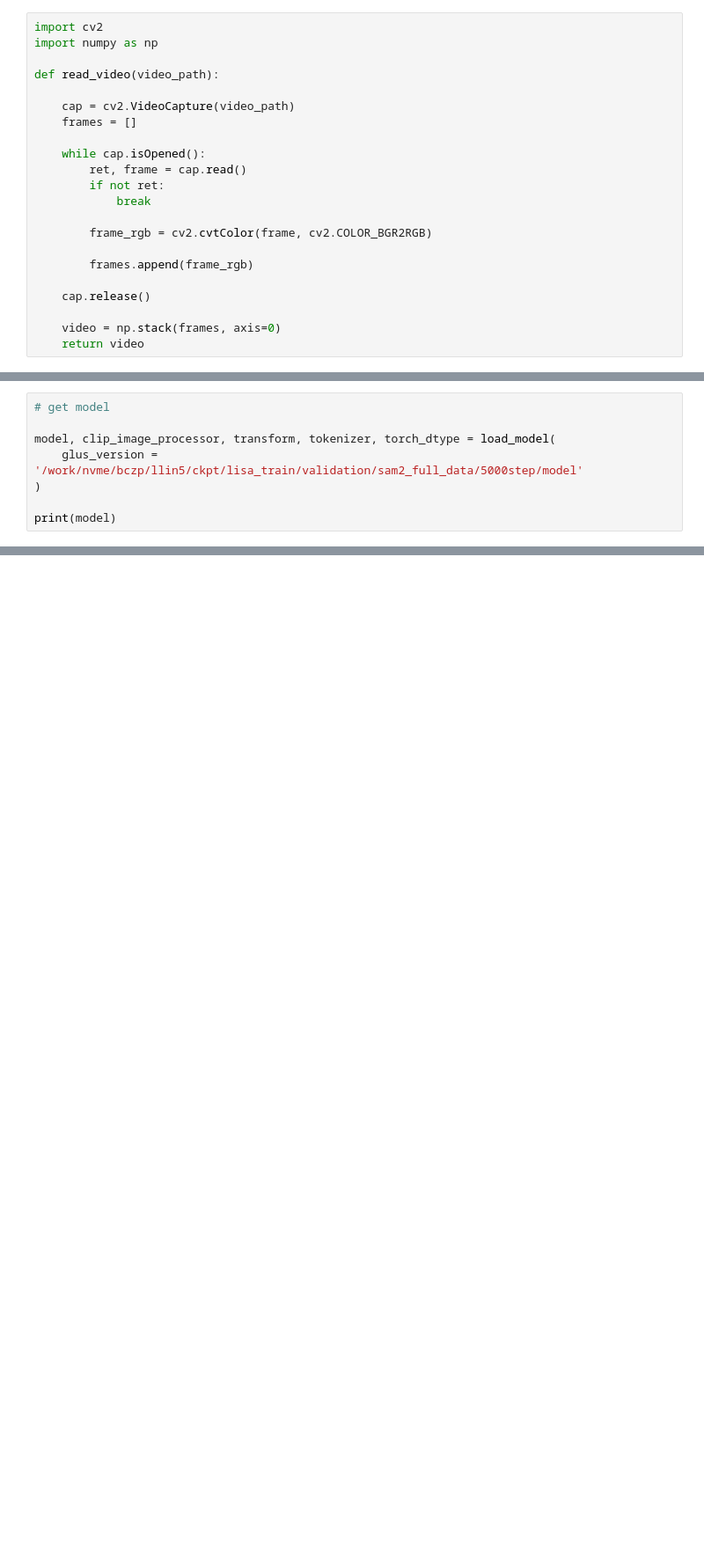
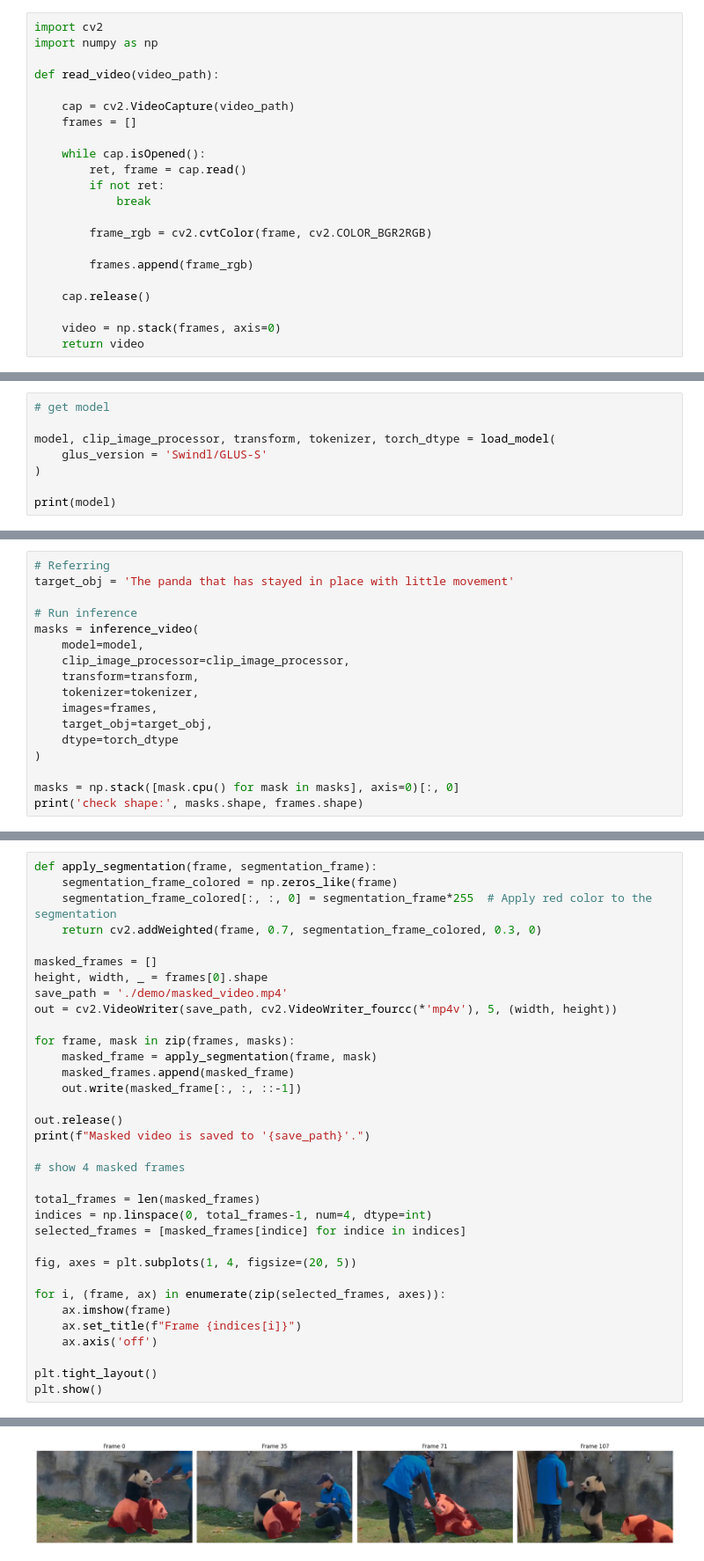
Before and after one commit to GLUS-video/GLUS, a Jupyter notebook: demo.ipynb, the cells around one changed output, grey strips where cells are left out. Shown at 88% size. Saved outputs shown, nothing was run; the diff lists cells and outputs as text; blank space fills up the shorter version.

```diff
--- a/demo.ipynb
+++ b/demo.ipynb
@@ -223,7 +210,7 @@ plt.show()
 # get model
 
 model, clip_image_processor, transform, tokenizer, torch_dtype = load_model(
-    glus_version = '/work/nvme/bczp/llin5/ckpt/lisa_train/validation/sam2_full_data/5000step/model'
+    glus_version = 'Swindl/GLUS-S'
 )
 
 print(model)
@@ -232,0 +242,17 @@ AttributeError: 'dict' object has no attribute 'mm_use_im_start_end'
+# %%
+# Referring
+target_obj = 'The panda that has stayed in place with little movement'
+
+# Run inference
+masks = inference_video(
+    model=model,
+    clip_image_processor=clip_image_processor,
+    transform=transform,
+    tokenizer=tokenizer,
+    images=frames,
+    target_obj=target_obj,
+    dtype=torch_dtype
+)
+
+masks = np.stack([mask.cpu() for mask in masks], axis=0)[:, 0]
+print('check shape:', masks.shape, frames.shape)
@@ -232,0 +261,35 @@ AttributeError: 'dict' object has no attribute 'mm_use_im_start_end'
+# %%
+def apply_segmentation(frame, segmentation_frame):
+    segmentation_frame_colored = np.zeros_like(frame)
+    segmentation_frame_colored[:, :, 0] = segmentation_frame*255  # Apply red color to the segmentation
+    return cv2.addWeighted(frame, 0.7, segmentation_frame_colored, 0.3, 0)
+
+masked_frames = []
+height, width, _ = frames[0].shape
+save_path = './demo/masked_video.mp4'
+out = cv2.VideoWriter(save_path, cv2.VideoWriter_fourcc(*'mp4v'), 5, (width, height))
+
+for frame, mask in zip(frames, masks):
+    masked_frame = apply_segmentation(frame, mask)
+    masked_frames.append(masked_frame)
+    out.write(masked_frame[:, :, ::-1])
+
+out.release()
+print(f"Masked video is saved to '{save_path}'.")
+
+# show 4 masked frames
+
+total_frames = len(masked_frames)
+indices = np.linspace(0, total_frames-1, num=4, dtype=int)
+selected_frames = [masked_frames[indice] for indice in indices]
+
+fig, axes = plt.subplots(1, 4, figsize=(20, 5))
+
+for i, (frame, ax) in enumerate(zip(selected_frames, axes)):
+    ax.imshow(frame)
+    ax.set_title(f"Frame {indices[i]}")
+    ax.axis('off')
+
+plt.tight_layout()
+plt.show()
+# %% [output]
@@ -232,0 +297 @@ AttributeError: 'dict' object has no attribute 'mm_use_im_start_end'
+[figure, added]
```
Also changed, not shown: parts of 6 cells of this notebook, 5 other files.
